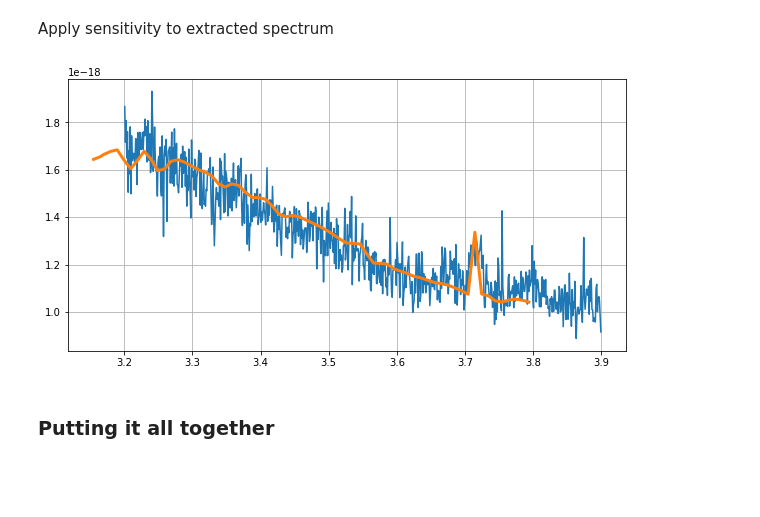
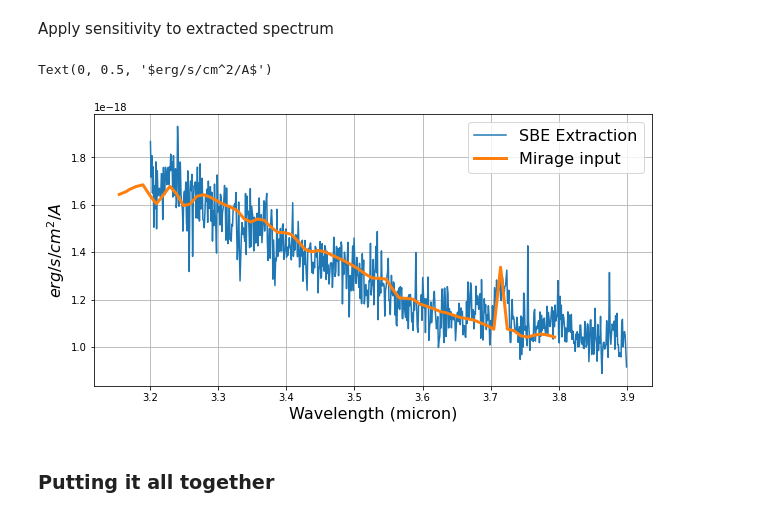
Before and after one commit to npirzkal/MirageExtract, a Jupyter notebook: Extract JWSTSIMS-56.ipynb, the cells around one changed output. Cells and saved outputs as stored; diff of their text form; code cells hidden in the pictures; blank space fills up the shorter version.

```diff
--- a/Extract JWSTSIMS-56.ipynb
+++ b/Extract JWSTSIMS-56.ipynb
@@ -156,7 +156,7 @@ def extract(ID,ra0,dec0,dataname):
     # Description of what grismconf does and how grism calibration  is done is available in
     # WFC3 ISR 2017-01 from Pirzkal et al. (http://www.stsci.edu/hst/wfc3/documents/ISRs/WFC3-2017-01.pdf)
     import grismconf
-    C = grismconf.Config("./data/GRISMCONF/GRISMDATA/NIRCAM/NIRCAM_{}_modA_{}.conf".format(filt,grism))
+    C = grismconf.Config("./data/GRISMCONF/GRISMDATA/NIRCAM/NIRCAM_{}_mod{}_{}.conf".format(filt,module,grism))
 
     # These are the coordinates of all the pixels in our 2D stamp, but in the full image (wrt calibration is known)
     ys,xs = np.indices((maxy0-miny0+1,maxx0-minx0+1))
@@ -169,10 +169,10 @@ def extract(ID,ra0,dec0,dataname):
     # to compute the value for t for every pixel in our 2D stamps
     if grism=="R":
         ts = C.INVDISPX("+1",x0,y0,xs)
-        dys = ys
+        dys = C.DISPY("+1",x0,y0,ts) + ys
     if grism=="C":
         ts = C.INVDISPY("+1",x0,y0,ys)
-        dys = xs
+        dys = C.DISPX("+1",x0,y0,ts) + xs
 
     # Now compute the wavelength of every pixel in our 2D stamp
     ws = C.DISPL("+1",x0,y0,ts)
@@ -547,16 +553,20 @@ Apply sensitivity to extracted spectrum
 # %%
 s = C.SENS["+1"](lam)
 flux = opt_extracted/s /10
 
 ok = (lam>3.2) & (lam<3.9)
-plt.plot(lam[ok],flux[ok])
+plt.plot(lam[ok],flux[ok],label="SBE Extraction")
 
 
 ok = (w0>3.15) & (w0<3.8)
-plt.plot(w0[ok],f0[ok],lw=3)
+plt.plot(w0[ok],f0[ok],lw=3,label="Mirage input")
 plt.grid()
+plt.legend(fontsize=16)
+plt.xlabel("Wavelength (micron)",fontsize=16)
+plt.ylabel(r'$erg/s/cm^2/A$',fontsize=16)
 # %% [output]
+Text(0, 0.5, '$erg/s/cm^2/A$')
-[figure, old version]
+[figure, new version]
 # %% [markdown]
 <h3>Putting it all together
 # %% [markdown]
```
Also changed, not shown: parts of 13 cells of this notebook.
